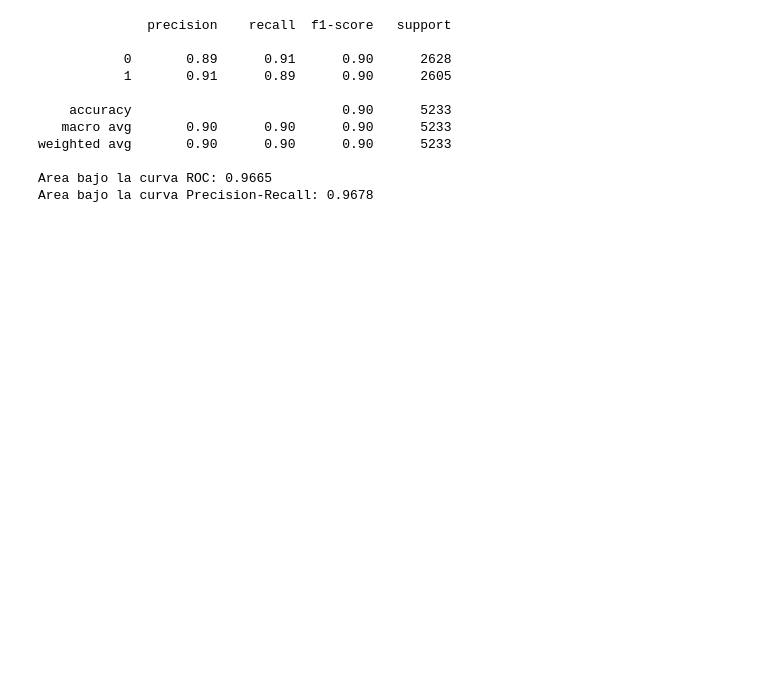
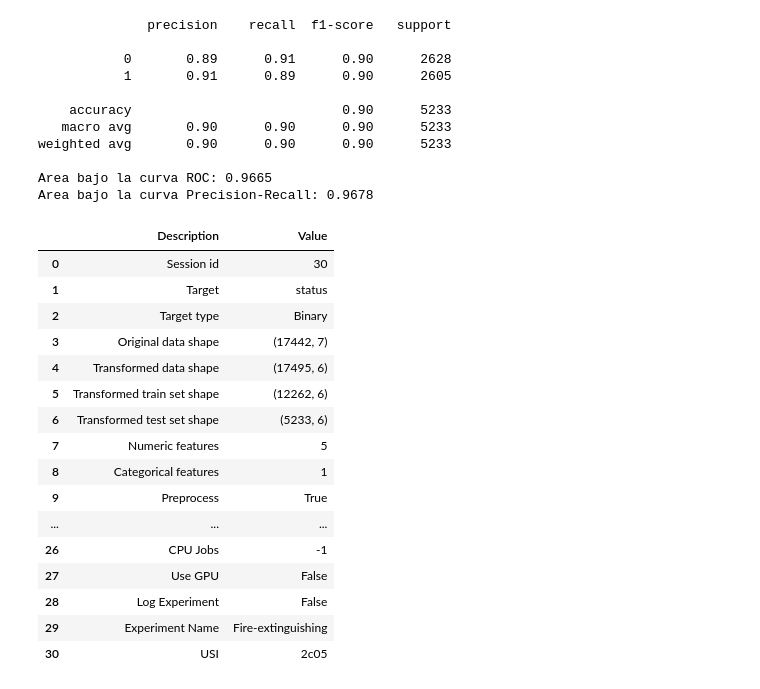
Before and after one commit to ldidone/aprendizaje_de_maquina_I_CEIA_TP, a Jupyter notebook: 2. Experimentation.ipynb, the cells around one changed output. Saved outputs shown, nothing was run; the diff lists cells and outputs as text; code cells hidden in the pictures; blank space fills up the shorter version.

Commit message:
Correction of Experimentation 2

```diff
--- a/2. Experimentation.ipynb
+++ b/2. Experimentation.ipynb
@@ -12,13 +14,15 @@ from sklearn.compose import ColumnTransformer
 from sklearn.impute import SimpleImputer
 from sklearn.model_selection import train_test_split
 from sklearn.preprocessing import StandardScaler, OneHotEncoder
-from sklearn.metrics import accuracy_score,plot_confusion_matrix,roc_auc_score, classification_report, confusion_matrix, precision_recall_curve, auc
+from sklearn.metrics import average_precision_score, accuracy_score,plot_confusion_matrix,roc_auc_score, classification_report, confusion_matrix, precision_recall_curve, auc
 from sklearn.tree import DecisionTreeClassifier
 from sklearn.ensemble import RandomForestClassifier
 from sklearn.neighbors import KNeighborsClassifier
 from sklearn.linear_model import LogisticRegression
 
 import pickle
+
+RANDOM_STATE = 30
 # %%
 # Levantamos el dataset
 df = pd.read_excel('Acoustic_Extinguisher_Fire_Dataset.xlsx')
@@ -258,0 +286,43 @@ Area bajo la curva Precision-Recall: 0.9678
+# %%
+clf1 = setup(
+    df,
+    target="status",
+    train_size=0.7,
+    # preprocess = False,
+    normalize=True,
+    normalize_method="zscore",
+    pca=True,
+    pca_components=0.9,
+    # # remove_outliers = True,
+    # # outliters_threshold = 0.05,
+    remove_multicollinearity=True,
+    multicollinearity_threshold=0.9,
+    fix_imbalance=True,  # SMOTE method
+    data_split_shuffle=True,
+    data_split_stratify=True,
+    fold_strategy="stratifiedkfold",
+    fold=5,
+    session_id=RANDOM_STATE,
+    ## silent=False,
+    log_experiment=False,
+    experiment_name="Fire-extinguishing",
+    use_gpu=False,
+)
+# %% [output]
+|  | Description | Value |
+| 0 | Session id | 30 |
+| 1 | Target | status |
+| 2 | Target type | Binary |
+| 3 | Original data shape | (17442, 7) |
+| 4 | Transformed data shape | (17495, 6) |
+| 5 | Transformed train set shape | (12262, 6) |
+| 6 | Transformed test set shape | (5233, 6) |
+| 7 | Numeric features | 5 |
+| 8 | Categorical features | 1 |
+| 9 | Preprocess | True |
+| ... | ... | ... |
+| 26 | CPU Jobs | -1 |
+| 27 | Use GPU | False |
+| 28 | Log Experiment | False |
+| 29 | Experiment Name | Fire-extinguishing |
+| 30 | USI | 2c05 |
```
Also changed, not shown: parts of 16 cells of this notebook.
